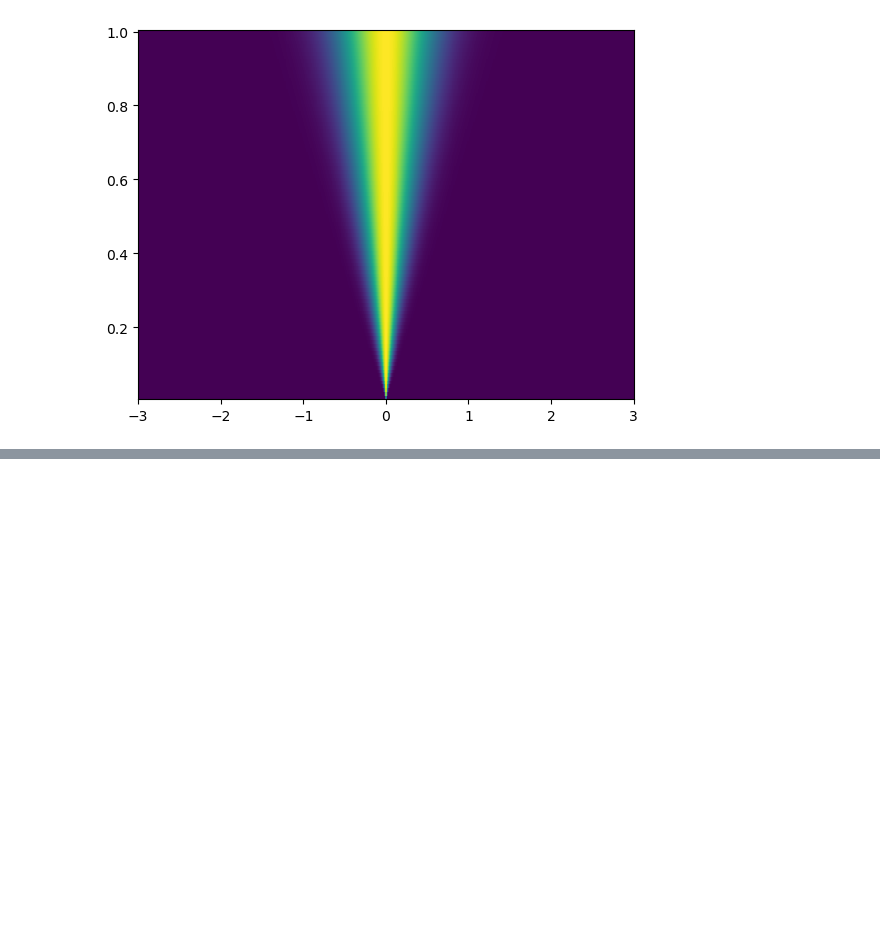
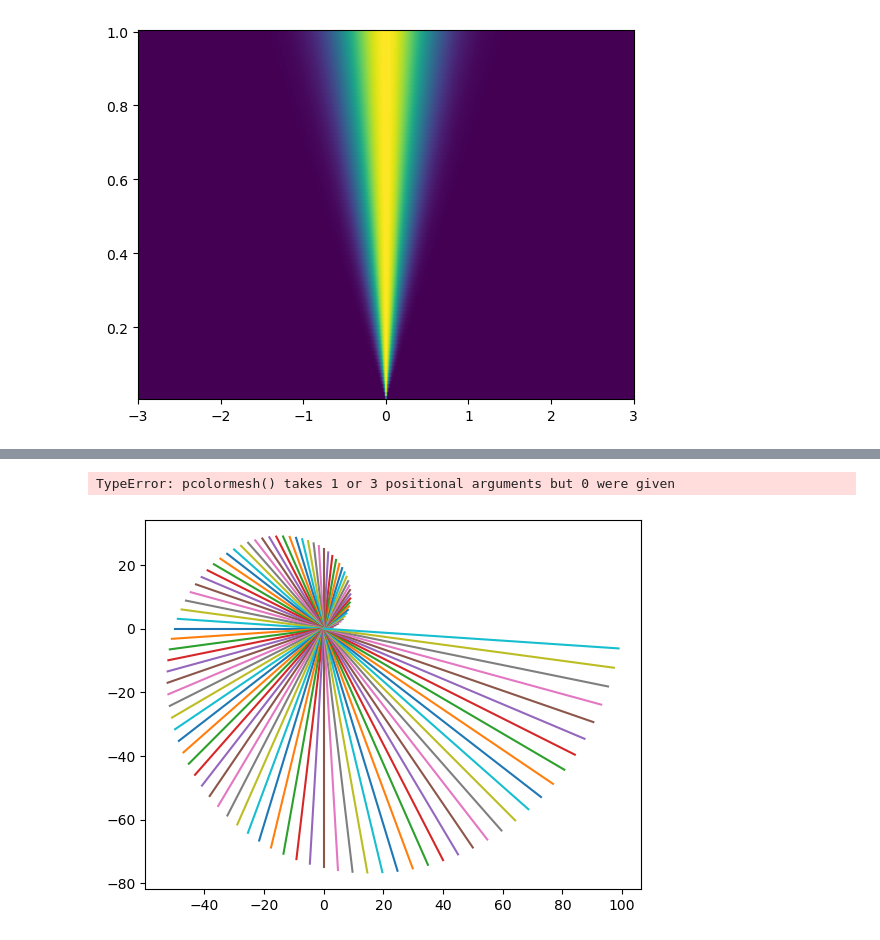
Before and after one commit to Kantulaev/ML_projects, a Jupyter notebook: lesson_5_algebra_2.ipynb, the cells around one changed output, grey strips where cells are left out. Drawn from its saved outputs; the diff is of its cells as text; code cells hidden in the pictures; blank space fills up the shorter version.

```diff
--- a/lesson_5_algebra_2.ipynb
+++ b/lesson_5_algebra_2.ipynb
@@ -173,0 +186,13 @@ plt.show()
+# %%
+n = 100
+
+for k in range(n):
+    z = k*np.exp(k*2*np.pi*1j/n)
+    plt.plot([0, np.real(z)], [0, np.imag(z)])
+
+plt.pcolormesh()
+plt.axis('square')
+plt.show()
+# %% [output]
+TypeError: pcolormesh() takes 1 or 3 positional arguments but 0 were given
+[figure, added]
```
Also changed, not shown: parts of 2 cells of this notebook, 8 other files.
